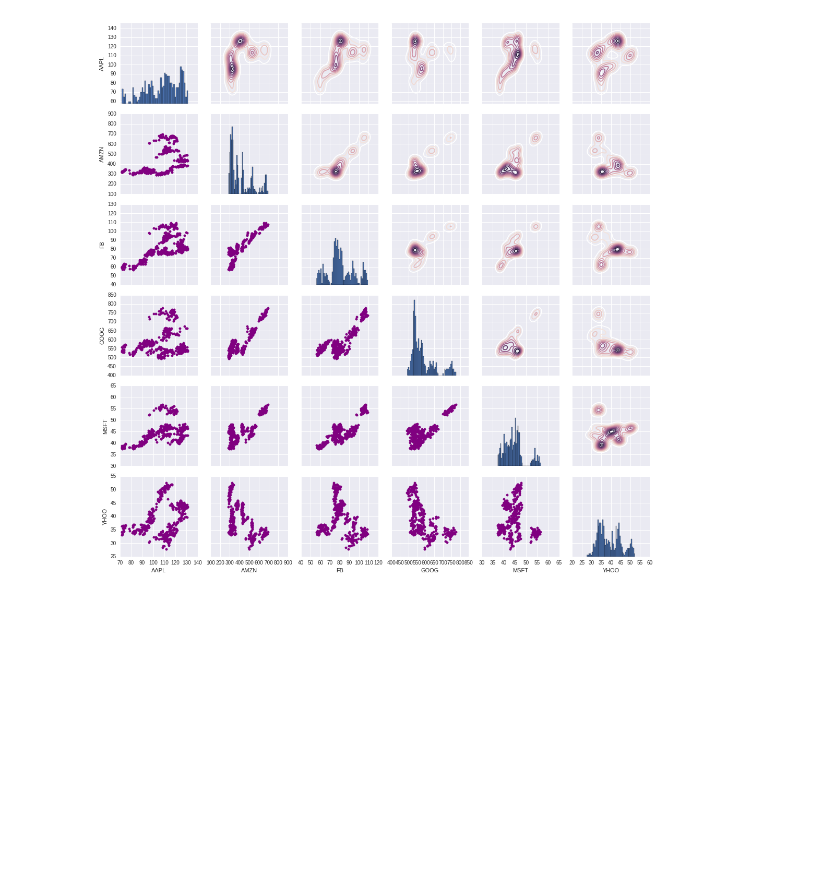
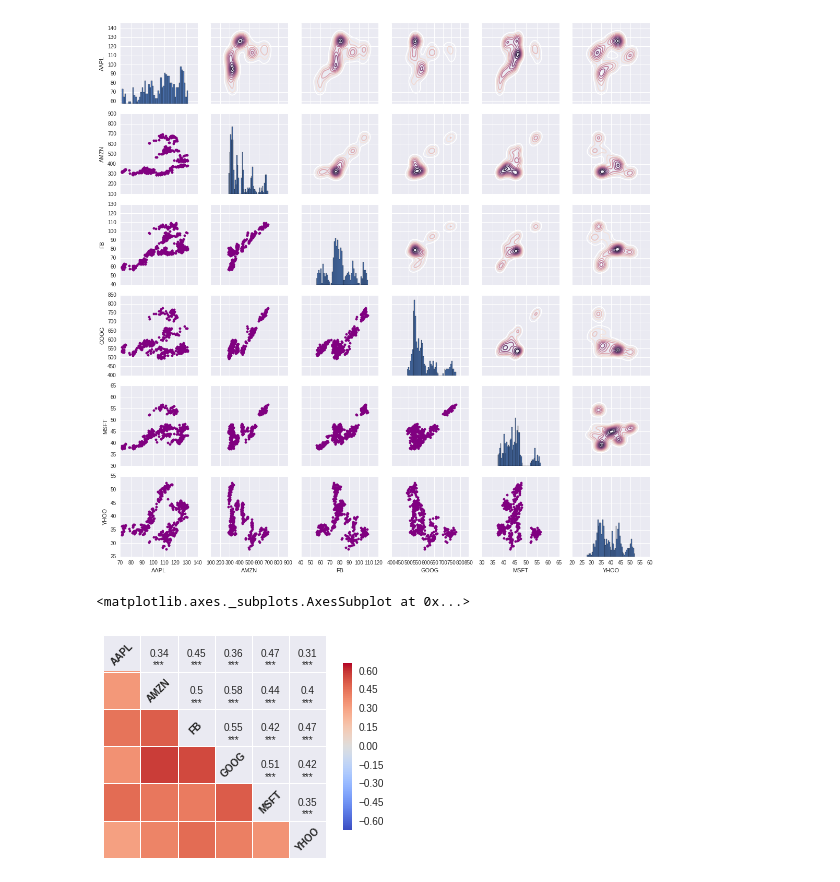
Before and after one commit to inferno9004/Stock-Market-Analysis, a Jupyter notebook: stock_market.ipynb, the cells around one changed output. Saved outputs shown, nothing was run; the diff lists cells and outputs as text; code cells hidden in the pictures; blank space fills up the shorter version.

```diff
--- a/stock_market.ipynb
+++ b/stock_market.ipynb
@@ -131,3 +132,8 @@ pairs_returns.map_diag(plt.hist, bins = 50)
 # %% [output]
 <seaborn.axisgrid.PairGrid at 0x...>
 [figure]
+# %%
+sns.corrplot(daily_return.dropna(), annot=True)
+# %% [output]
+<matplotlib.axes._subplots.AxesSubplot at 0x...>
+[figure, added]
```
Also changed, not shown: parts of 14 cells of this notebook.
